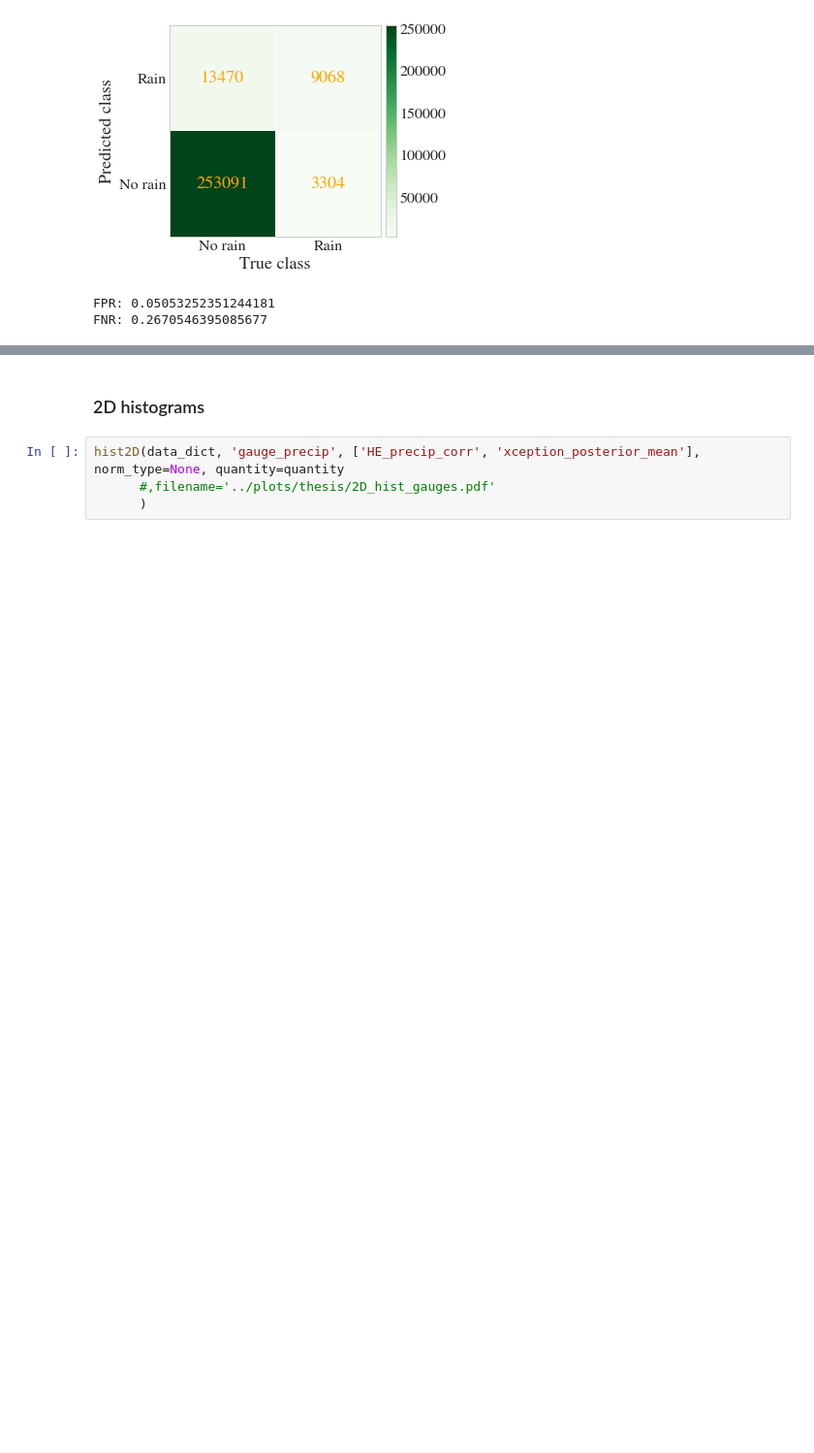
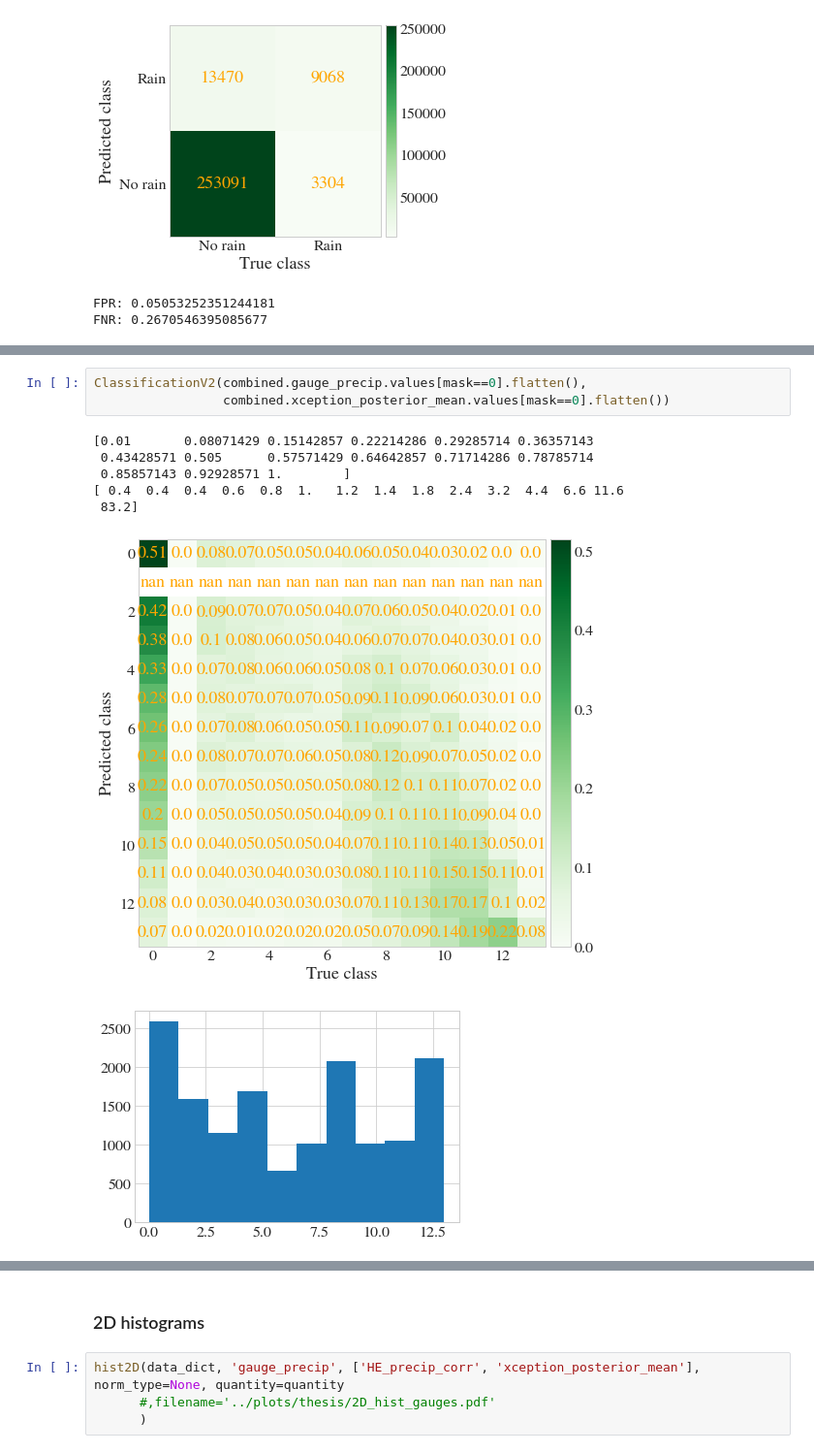
Before and after one commit to ingridingemarsson/geostat-masters-thesis, a Jupyter notebook: notebooks/compare_gauge_he_preds.ipynb, the cells around one changed output, grey strips where cells are left out. Shown at 97% size. Saved outputs shown, nothing was run; the diff lists cells and outputs as text; blank space fills up the shorter version.

```diff
--- a/notebooks/compare_gauge_he_preds.ipynb
+++ b/notebooks/compare_gauge_he_preds.ipynb
@@ -470,0 +532,11 @@ FNR: 0.2670546395085677
+# %%
+ClassificationV2(combined.gauge_precip.values[mask==0].flatten(),
+                 combined.xception_posterior_mean.values[mask==0].flatten())
+# %% [output]
+[0.01       0.08071429 0.15142857 0.22214286 0.29285714 0.36357143
+ 0.43428571 0.505      0.57571429 0.64642857 0.71714286 0.78785714
+ 0.85857143 0.92928571 1.        ]
+[ 0.4  0.4  0.4  0.6  0.8  1.   1.2  1.4  1.8  2.4  3.2  4.4  6.6 11.6
+ 83.2]
+[figure, added]
+[figure, added]
```
Also changed, not shown: parts of 5 cells of this notebook, 8 other files.
